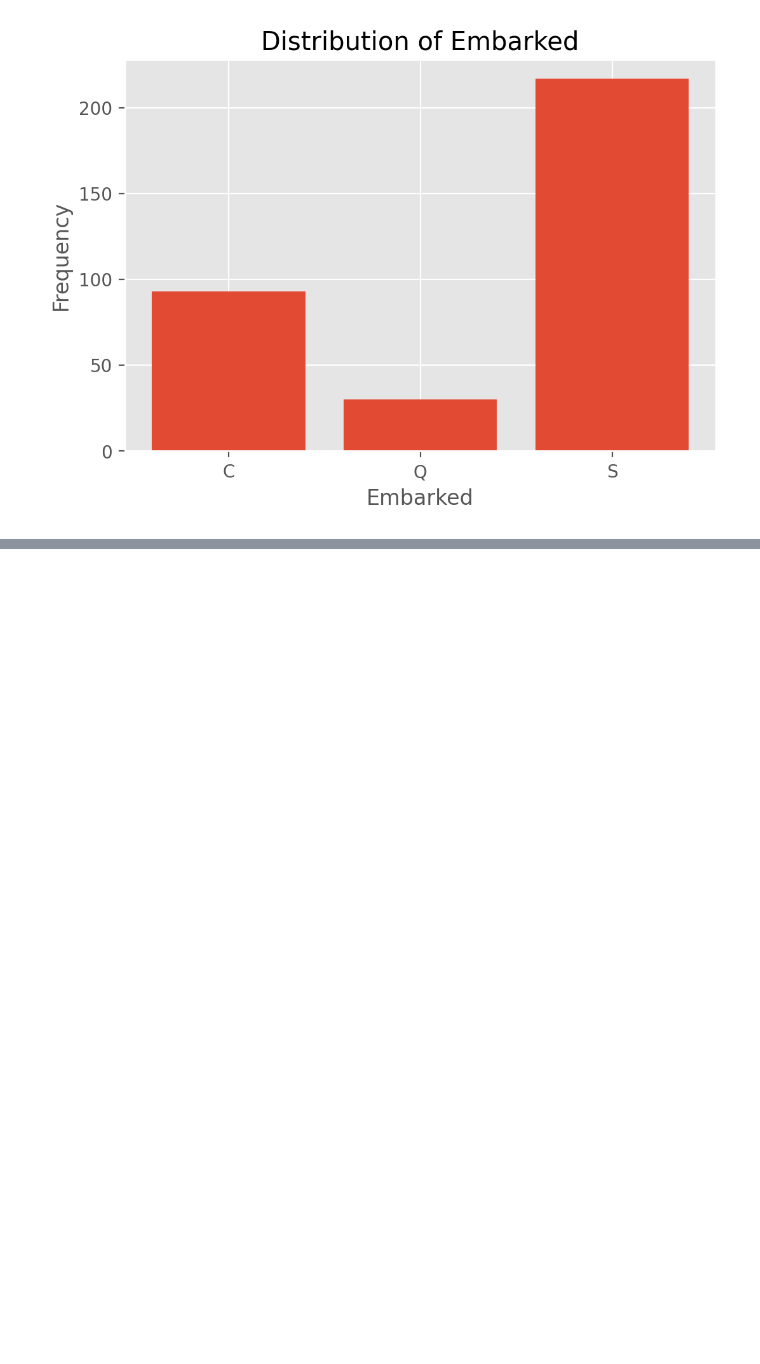
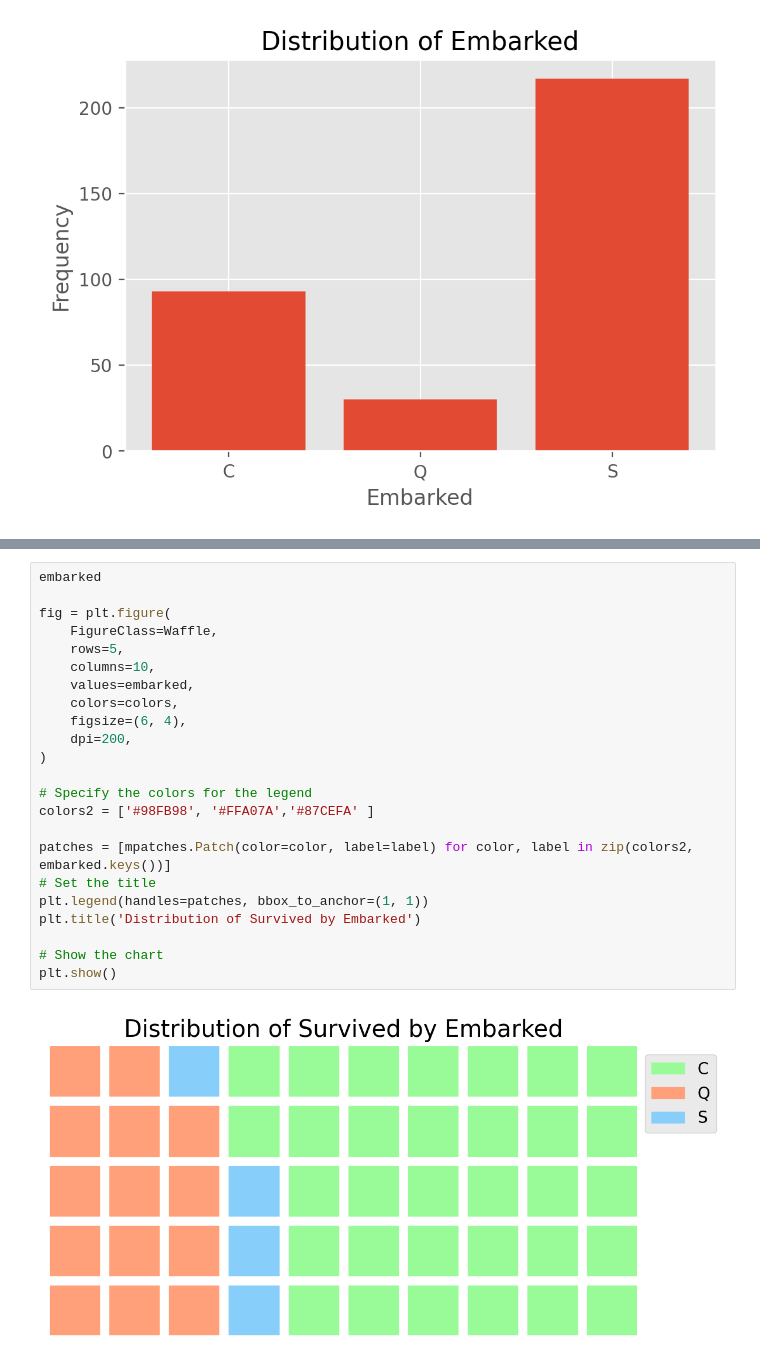
Before and after one commit to N1ch0l4sM/titanic, a Jupyter notebook: titanic.ipynb, the cells around one changed output, grey strips where cells are left out. Cells and saved outputs as stored; diff of their text form; blank space fills up the shorter version.

```diff
--- a/titanic.ipynb
+++ b/titanic.ipynb
@@ -302,0 +333,25 @@ plt.show()
+# %%
+embarked
+
+fig = plt.figure(
+    FigureClass=Waffle,
+    rows=5,
+    columns=10,
+    values=embarked,
+    colors=colors,
+    figsize=(6, 4),
+    dpi=200,
+)
+
+# Specify the colors for the legend
+colors2 = ['#98FB98', '#FFA07A','#87CEFA' ]
+
+patches = [mpatches.Patch(color=color, label=label) for color, label in zip(colors2, embarked.keys())]
+# Set the title
+plt.legend(handles=patches, bbox_to_anchor=(1, 1))
+plt.title('Distribution of Survived by Embarked')
+
+# Show the chart
+plt.show()
+# %% [output]
+[figure, added]
```
Also changed, not shown: parts of 1 cell of this notebook, 2 other files.
